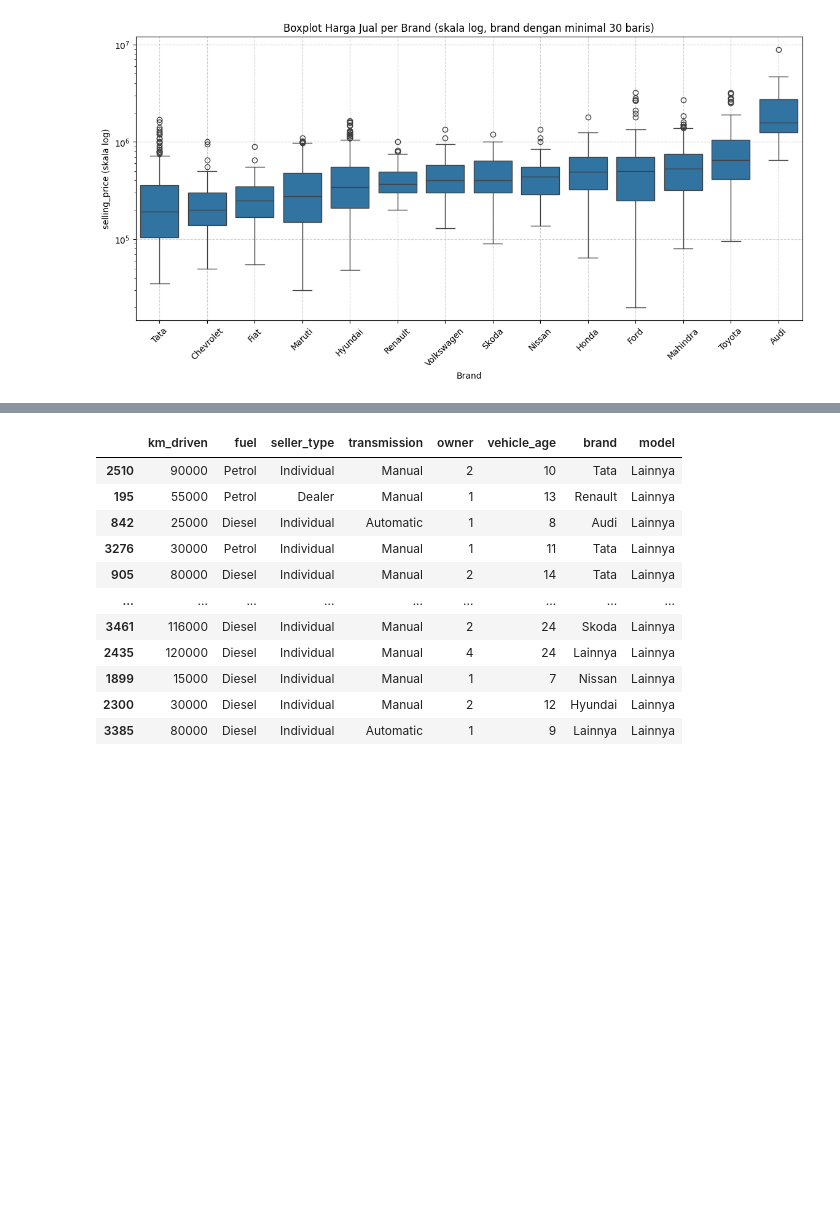
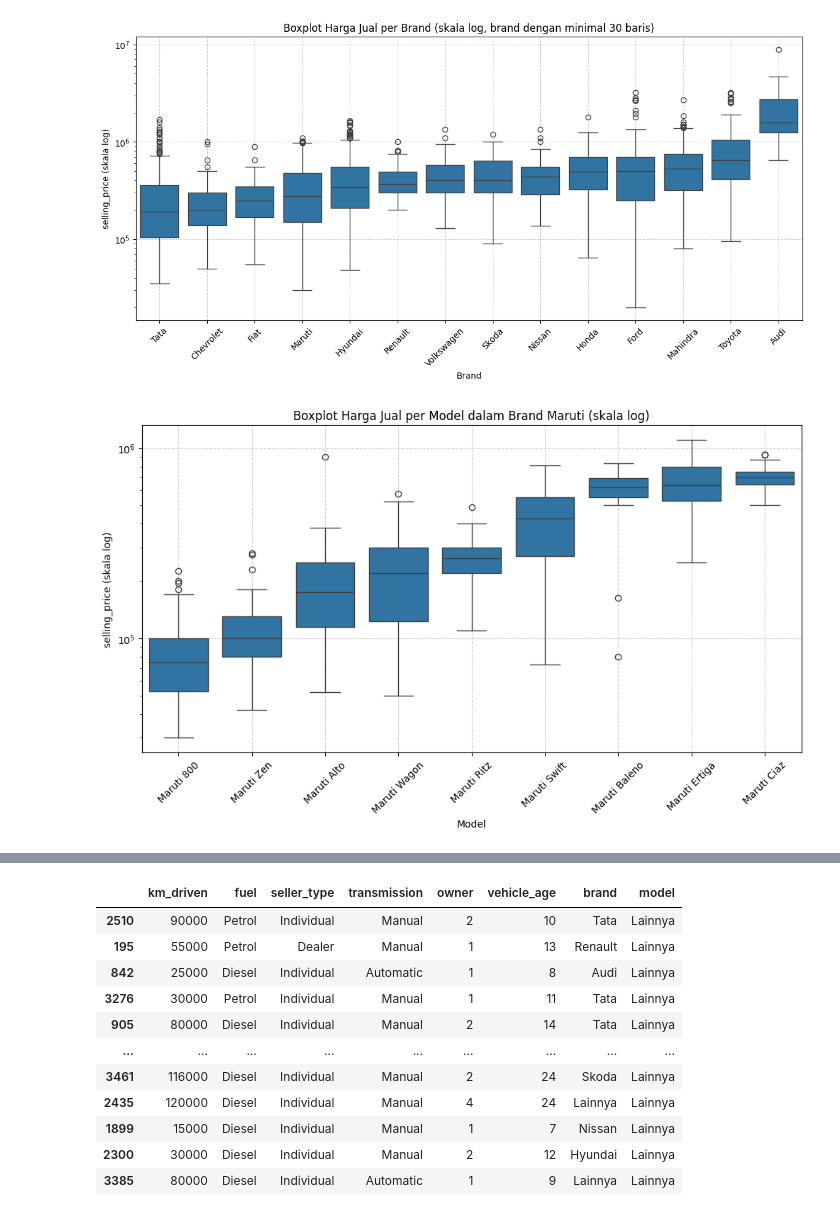
Before and after one commit to alfiahlutfi/RegresiLinear_Kelas5B_Kelompok6, a Jupyter notebook: RegresiLinear_Kelas5B_Kelompok6.ipynb, the cells around one changed output, grey strips where cells are left out. Drawn from its saved outputs; the diff is of its cells as text; code cells hidden in the pictures; blank space fills up the shorter version.

```diff
--- a/RegresiLinear_Kelas5B_Kelompok6.ipynb
+++ b/RegresiLinear_Kelas5B_Kelompok6.ipynb
@@ -299,3 +315,24 @@ plt.grid(True, linestyle='--', alpha=0.6)
 plt.show()
 # %% [output]
 [figure]
+# %%
+model_eda = df['name'].str.title().str.split().str[0:2].str.join(' ')    # variabel sementara untuk EDA
+brand_teratas = brand_eda.value_counts().index[0]
+
+data_sub = df[brand_eda == brand_teratas]
+model_sub = model_eda[brand_eda == brand_teratas]
+jumlah_model = model_sub.value_counts()
+model_cukup = jumlah_model[jumlah_model >= 30].index
+urutan_model = data_sub[model_sub.isin(model_cukup)].groupby(model_sub[model_sub.isin(model_cukup)])['selling_price'].median().sort_values().index
+
+plt.figure(figsize=(12, 6))
+sns.boxplot(x=model_sub[model_sub.isin(model_cukup)], y=data_sub.loc[model_sub.isin(model_cukup), 'selling_price'], order=urutan_model)
+plt.yscale('log')
+plt.title(f'Boxplot Harga Jual per Model dalam Brand {brand_teratas} (skala log)')
+plt.xlabel('Model')
+plt.ylabel('selling_price (skala log)')
+plt.xticks(rotation=45)
+plt.grid(True, linestyle='--', alpha=0.6)
+plt.show()
+# %% [output]
+[figure, added]
```
Also changed, not shown: parts of 21 cells of this notebook.
